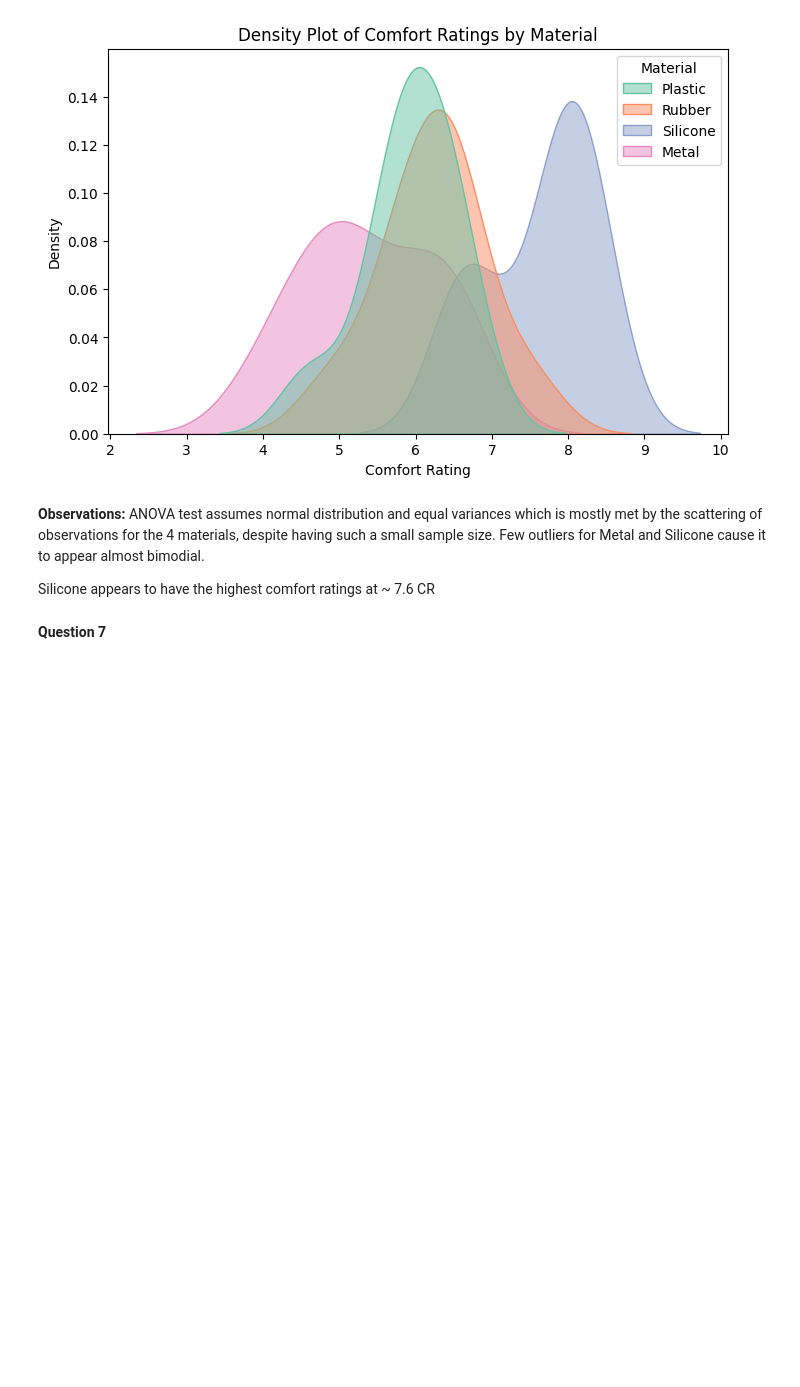
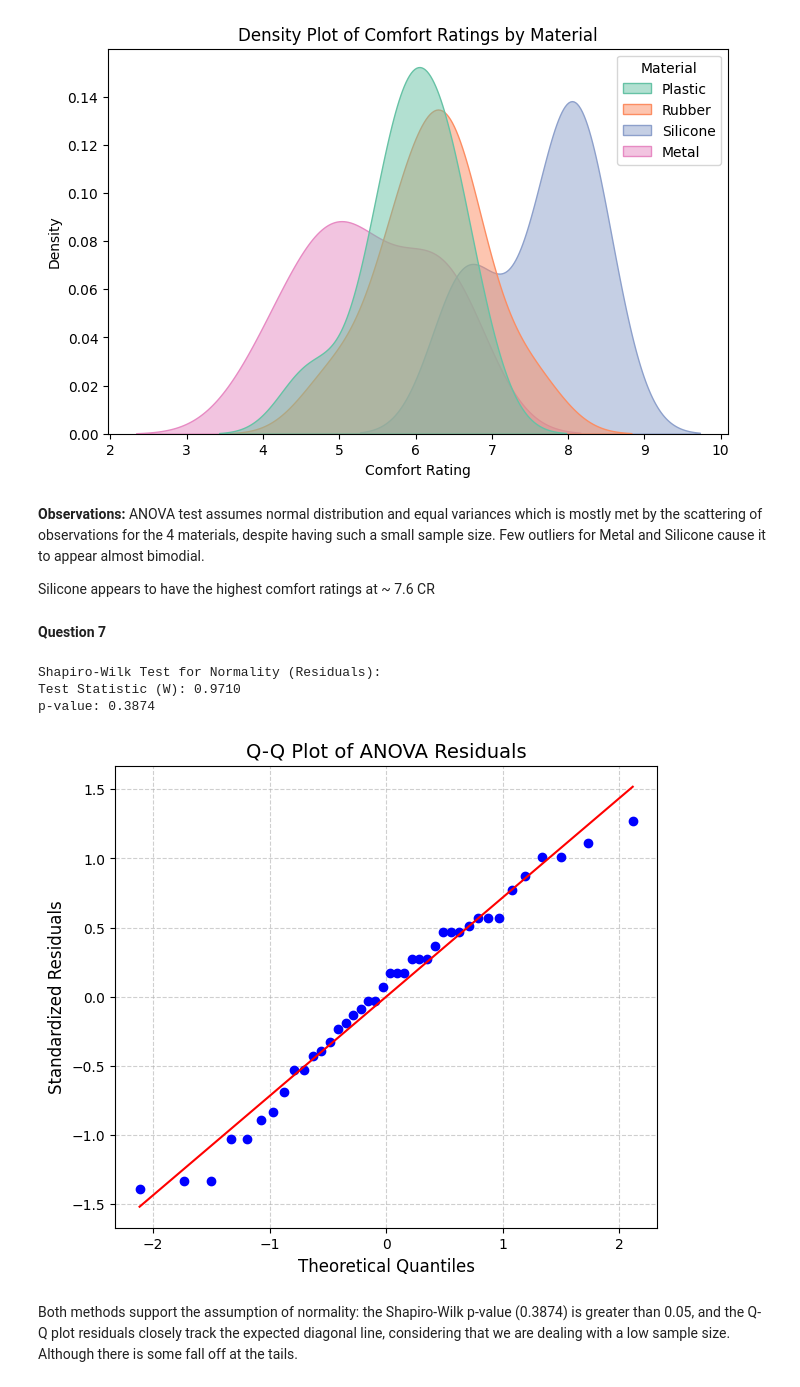
Before and after one commit to Cipher212/STAT-7220-Applied-Experimental-Design, a Jupyter notebook: Assignments/Midterm-Exam/Midterm-Exam.ipynb, the cells around one changed output. Cells and saved outputs as stored; diff of their text form; code cells hidden in the pictures; blank space fills up the shorter version.

```diff
--- a/Assignments/Midterm-Exam/Midterm-Exam.ipynb
+++ b/Assignments/Midterm-Exam/Midterm-Exam.ipynb
@@ -207,3 +207,32 @@ Silicone   10.0  7.63  0.700872  6.6  7.000  7.90  8.175  8.4
 Silicone appears to have the highest comfort ratings at ~ 7.6 CR
 # %% [markdown]
 **Question 7**
+# %%
+# ANOVA
+
+model = ols('Comfort ~ C(Material)', data=df).fit()
+
+residuals = model.resid
+
+# Shapiro Wilke
+shapiro_test = stats.shapiro(residuals)
+print("Shapiro-Wilk Test for Normality (Residuals):")
+print(f"Test Statistic (W): {shapiro_test.statistic:.4f}")
+print(f"p-value: {shapiro_test.pvalue:.4f}\n")
+
+# qqplot
+
+plt.figure(figsize=(7, 6))
+stats.probplot(residuals, dist="norm", plot=plt)
+plt.title('Q-Q Plot of ANOVA Residuals', fontsize=14)
+plt.xlabel('Theoretical Quantiles', fontsize=12)
+plt.ylabel('Standardized Residuals', fontsize=12)
+plt.grid(True, linestyle='--', alpha=0.6)
+# %% [output]
+Shapiro-Wilk Test for Normality (Residuals):
+Test Statistic (W): 0.9710
+p-value: 0.3874
+[figure, added]
+# %% [markdown]
+
+Both methods support the assumption of normality: the Shapiro-Wilk p-value (0.3874) is greater than 0.05, and the Q-Q plot residuals closely track the expected diagonal line, considering that we are dealing with a low sample size. Although there is some fall off at the tails.
```
